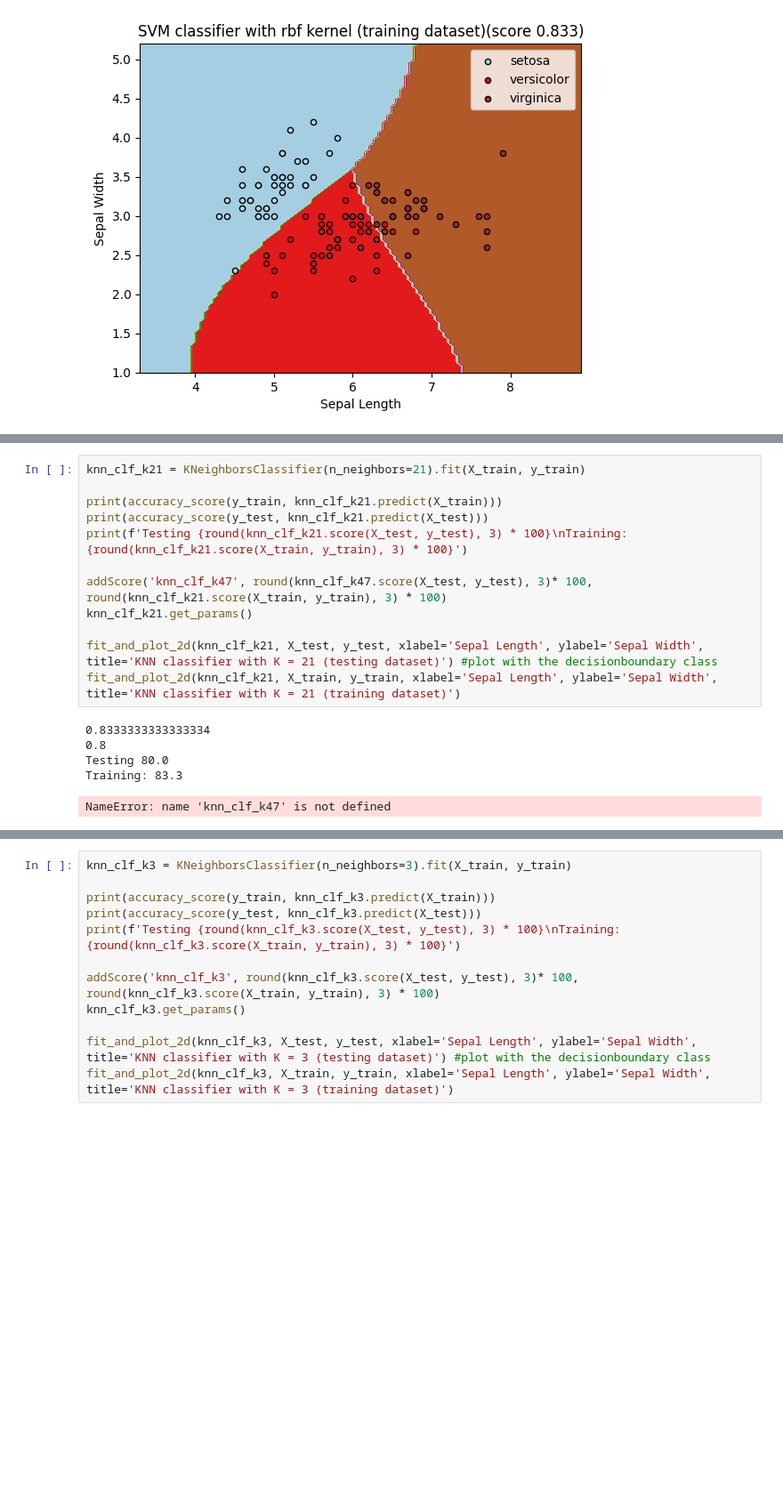
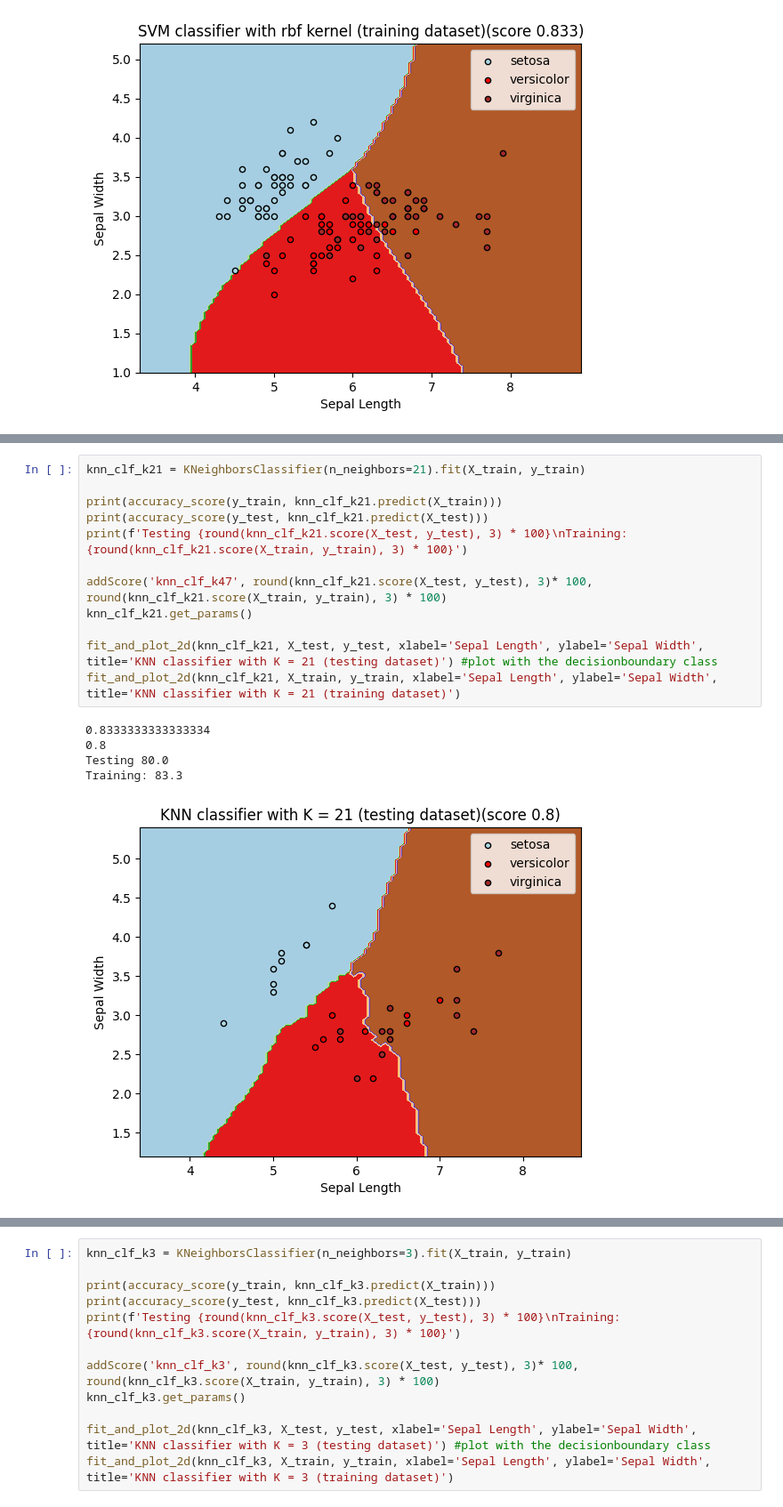
Before and after one commit to BVasquez07/Intro_to_ML_assignments, a Jupyter notebook: Vasquez_Brandon_AS03.ipynb, the cells around one changed output, grey strips where cells are left out. Shown: that part at 89% size. Drawn from its saved outputs; the diff is of its cells as text; blank space fills up the shorter version.

```diff
--- a/Vasquez_Brandon_AS03.ipynb
+++ b/Vasquez_Brandon_AS03.ipynb
@@ -305,18 +305,18 @@ Training: 86.7
 # %%
 knn_clf_k21 = KNeighborsClassifier(n_neighbors=21).fit(X_train, y_train)
 
 print(accuracy_score(y_train, knn_clf_k21.predict(X_train)))
 print(accuracy_score(y_test, knn_clf_k21.predict(X_test)))
 print(f'Testing {round(knn_clf_k21.score(X_test, y_test), 3) * 100}\nTraining: {round(knn_clf_k21.score(X_train, y_train), 3) * 100}')
 
-addScore('knn_clf_k47', round(knn_clf_k47.score(X_test, y_test), 3)* 100, round(knn_clf_k21.score(X_train, y_train), 3) * 100)
+addScore('knn_clf_k47', round(knn_clf_k21.score(X_test, y_test), 3)* 100, round(knn_clf_k21.score(X_train, y_train), 3) * 100)
 knn_clf_k21.get_params()
 
 fit_and_plot_2d(knn_clf_k21, X_test, y_test, xlabel='Sepal Length', ylabel='Sepal Width', title='KNN classifier with K = 21 (testing dataset)') #plot with the decisionboundary class
 fit_and_plot_2d(knn_clf_k21, X_train, y_train, xlabel='Sepal Length', ylabel='Sepal Width', title='KNN classifier with K = 21 (training dataset)')
 # %% [output]
 0.8333333333333334
 0.8
 Testing 80.0
 Training: 83.3
-NameError: name 'knn_clf_k47' is not defined
+[figure, added]
```
Also changed, not shown: parts of 3 cells of this notebook.
